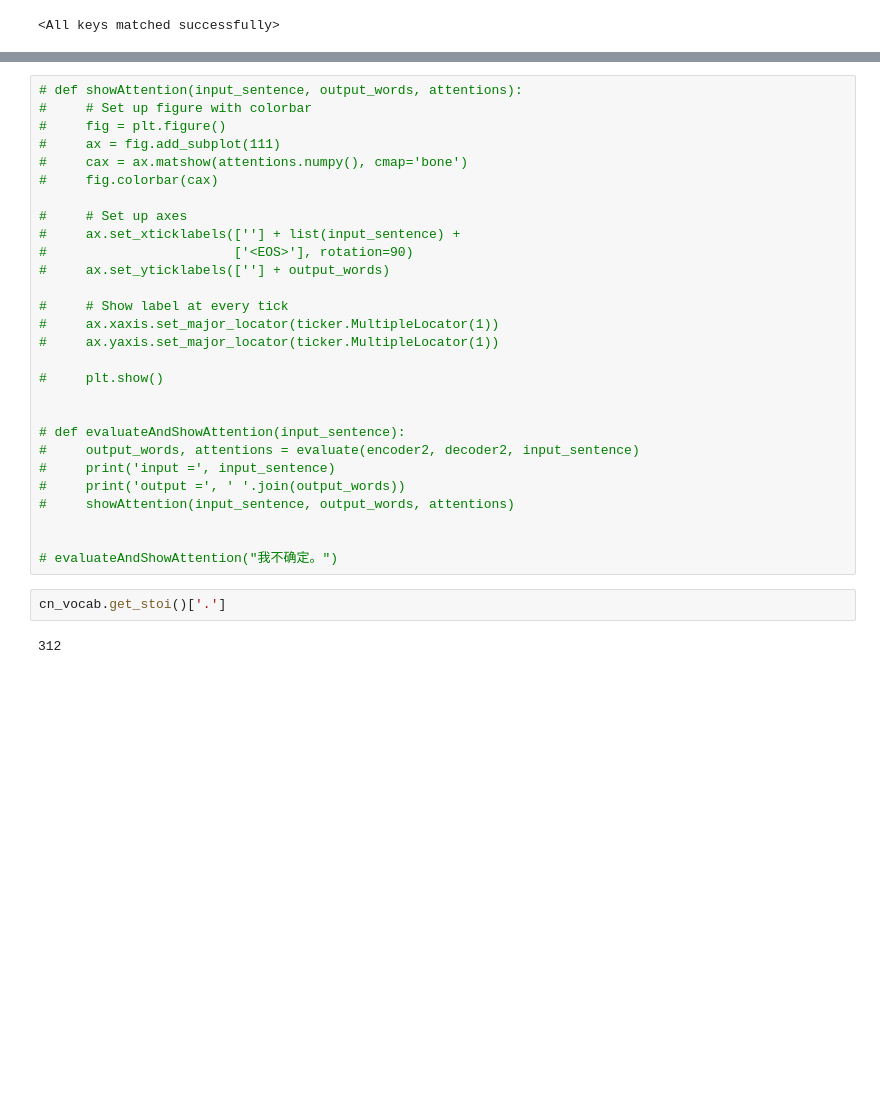
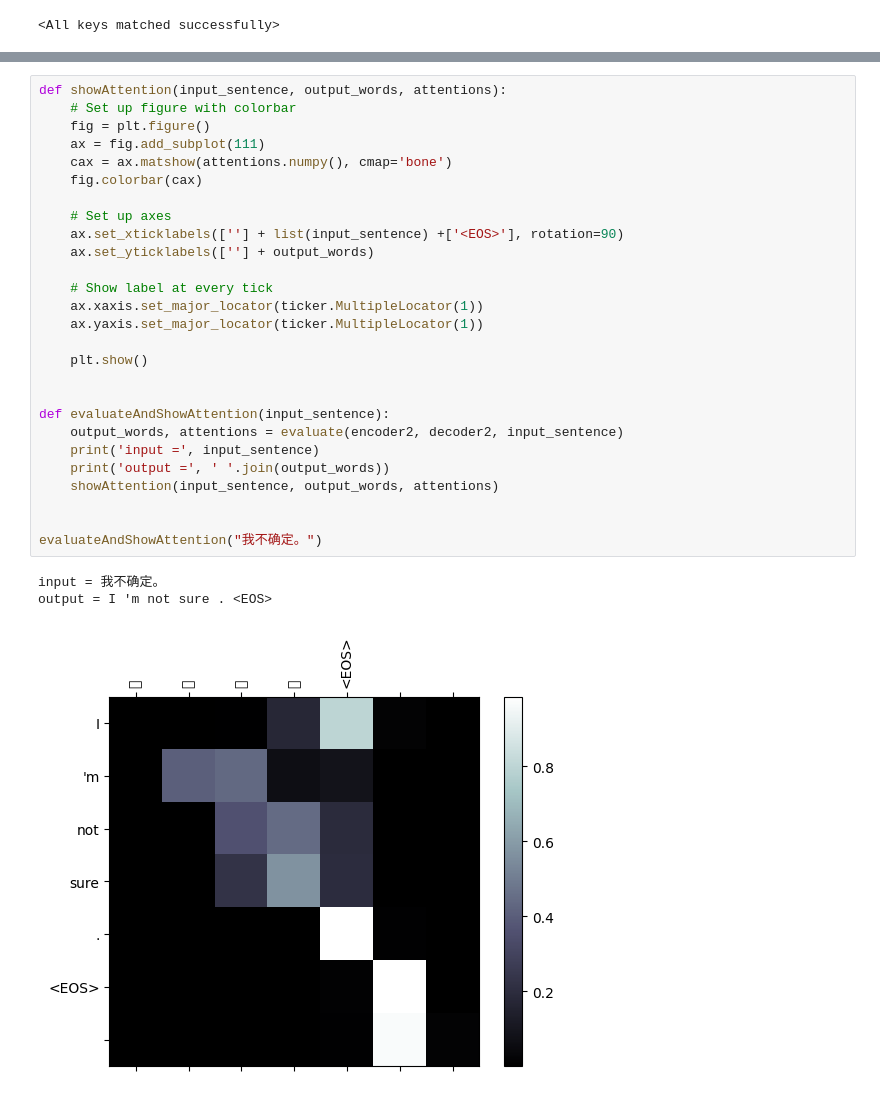
Before and after one commit to sep8/nlp, a Jupyter notebook: rnn/seq2seq/seq2seq-attention2-batch.ipynb, the cells around one changed output, grey strips where cells are left out. Cells and saved outputs as stored; diff of their text form; blank space fills up the shorter version.

```diff
--- a/rnn/seq2seq/seq2seq-attention2-batch.ipynb
+++ b/rnn/seq2seq/seq2seq-attention2-batch.ipynb
@@ -334,32 +334,31 @@ I 'm not to . <EOS>
 # %%
-# def showAttention(input_sentence, output_words, attentions):
-#     # Set up figure with colorbar
-#     fig = plt.figure()
-#     ax = fig.add_subplot(111)
-#     cax = ax.matshow(attentions.numpy(), cmap='bone')
-#     fig.colorbar(cax)
+def showAttention(input_sentence, output_words, attentions):
+    # Set up figure with colorbar
+    fig = plt.figure()
+    ax = fig.add_subplot(111)
+    cax = ax.matshow(attentions.numpy(), cmap='bone')
+    fig.colorbar(cax)
 
-#     # Set up axes
-#     ax.set_xticklabels([''] + list(input_sentence) +
-#                        ['<EOS>'], rotation=90)
-#     ax.set_yticklabels([''] + output_words)
+    # Set up axes
+    ax.set_xticklabels([''] + list(input_sentence) +['<EOS>'], rotation=90)
+    ax.set_yticklabels([''] + output_words)
 
-#     # Show label at every tick
-#     ax.xaxis.set_major_locator(ticker.MultipleLocator(1))
-#     ax.yaxis.set_major_locator(ticker.MultipleLocator(1))
+    # Show label at every tick
+    ax.xaxis.set_major_locator(ticker.MultipleLocator(1))
+    ax.yaxis.set_major_locator(ticker.MultipleLocator(1))
 
-#     plt.show()
+    plt.show()
 
 
-# def evaluateAndShowAttention(input_sentence):
-#     output_words, attentions = evaluate(encoder2, decoder2, input_sentence)
-#     print('input =', input_sentence)
-#     print('output =', ' '.join(output_words))
-#     showAttention(input_sentence, output_words, attentions)
+def evaluateAndShowAttention(input_sentence):
+    output_words, attentions = evaluate(encoder2, decoder2, input_sentence)
+    print('input =', input_sentence)
+    print('output =', ' '.join(output_words))
+    showAttention(input_sentence, output_words, attentions)
 
 
-# evaluateAndShowAttention("我不确定。")
+evaluateAndShowAttention("我不确定。")
+# %% [output]
+input = 我不确定。
+output = I 'm not sure . <EOS>
+[figure, added]
-# %%
-cn_vocab.get_stoi()['.']
-# %% [output]
-312
```
Also changed, not shown: parts of 7 cells of this notebook, 3 other files.
